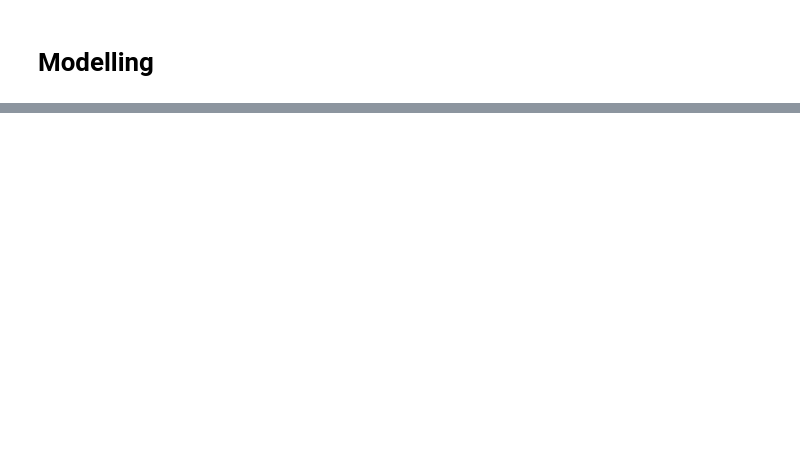
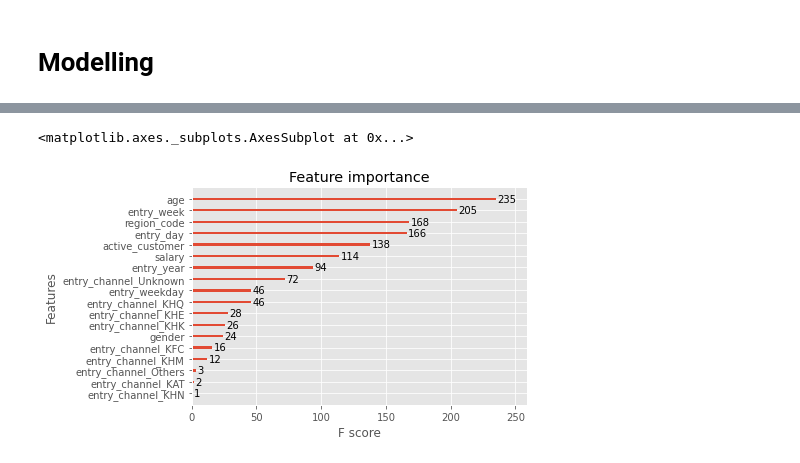
Before and after one commit to gerardtorrent97/easymoney-project, a Jupyter notebook: Recomendacion.ipynb, the cells around one changed output, grey strips where cells are left out. Drawn from its saved outputs; the diff is of its cells as text; code cells hidden in the pictures; blank space fills up the shorter version.

```diff
--- a/Recomendacion.ipynb
+++ b/Recomendacion.ipynb
@@ -824,0 +821,28 @@ y_test_score = dt.predict_proba(X_test)[:,1]
+# %%
+class Model(object):
+  def __init__(self, target):
+    self.target = target
+    self.model = xgb.XGBClassifier(max_depth=4,
+                                   min_samples_leaf=200,
+                                   random_state=RANDOM_STATE)
+
+  def load_train_test(self):
+    self.X_train = pd.read_pickle(f"/content/gdrive/MyDrive/EASY_MONEY_NUCLIO/recomendacion/{self.target}/X_train.pkl")
+    self.X_test = pd.read_pickle(f"/content/gdrive/MyDrive/EASY_MONEY_NUCLIO/recomendacion/{self.target}/X_test.pkl")
+    self.y_train = pd.read_pickle(f"/content/gdrive/MyDrive/EASY_MONEY_NUCLIO/recomendacion/{self.target}/y_train.pkl")
+    self.y_test = pd.read_pickle(f"/content/gdrive/MyDrive/EASY_MONEY_NUCLIO/recomendacion/{self.target}/y_test.pkl")
+
+  def train(self):
+    self.model.fit(self.X_train, self.y_train)
+
+  def predict(self):
+    return self.model.predict(self.X_test)
+
+  def predict_proba(self):
+    return self.model.predict_proba(self.X_test)[:, 1]
+
+  def get_metrics(self, y_pred):
+    print('Accuracy Score : ' + str(accuracy_score(self.y_test, y_pred)))
+    print('Precision Score : ' + str(precision_score(self.y_test,y_pred)))
+    print('Recall Score : ' + str(recall_score(self.y_test,y_pred)))
+    print('F1 Score : ' + str(f1_score(self.y_test,y_pred)))
@@ -824,0 +917,5 @@ y_test_score = dt.predict_proba(X_test)[:,1]
+# %%
+xgb.plot_importance(em.model)
+# %% [output]
+<matplotlib.axes._subplots.AxesSubplot at 0x...>
+[figure, added]
```
Also changed, not shown: parts of 33 cells of this notebook.
